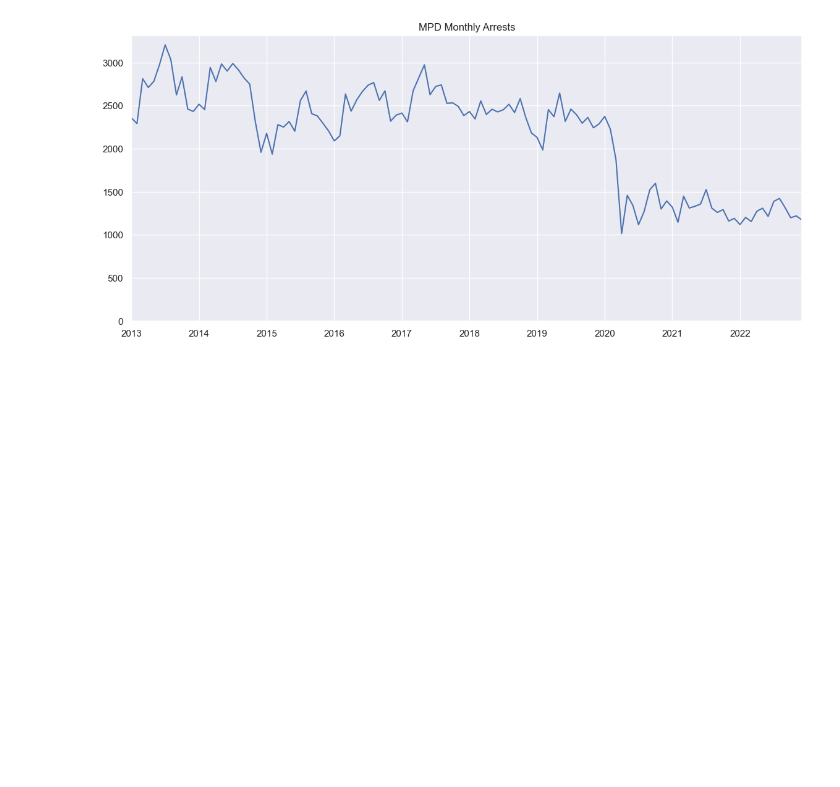
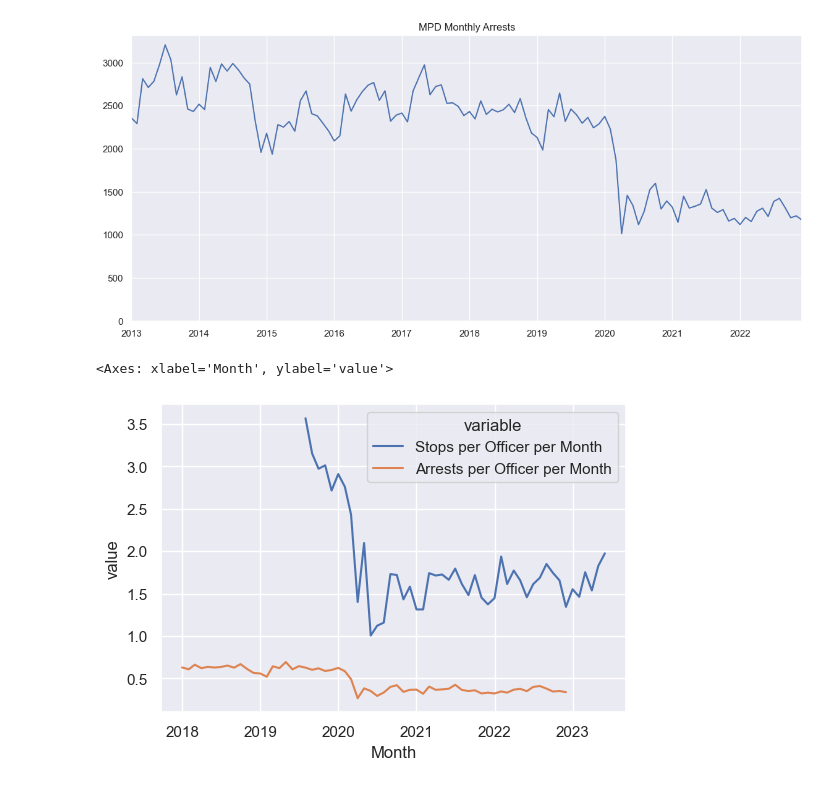
Before and after one commit to taylorterry3/dc_crime, a Jupyter notebook: notebooks/DC_MPD_Crime_stats.ipynb, the cells around one changed output. Saved outputs shown, nothing was run; the diff lists cells and outputs as text; code cells hidden in the pictures; blank space fills up the shorter version.

```diff
--- a/notebooks/DC_MPD_Crime_stats.ipynb
+++ b/notebooks/DC_MPD_Crime_stats.ipynb
@@ -388,0 +477,43 @@ g.set(
+# %%
+officers_annual_dict = dict(zip(officer_data.year.dt.year, officer_data.officers))
+# %%
+monthly_summary["Sworn Officers"] = [
+    officers_annual_dict[y] for y in monthly_summary.Year
+]
+# %%
+monthly_summary["Incidents per Officer per Month"] = (
+    monthly_summary.Incidents / monthly_summary["Sworn Officers"]
+)
+monthly_summary["Stops per Officer per Month"] = (
+    monthly_summary.Stops / monthly_summary["Sworn Officers"]
+)
+monthly_summary["Arrests per Officer per Month"] = (
+    monthly_summary.Arrests / monthly_summary["Sworn Officers"]
+)
+# %%
+monthly_summary_rates = pd.melt(
+    monthly_summary[
+        [
+            "Month",
+            "Incidents per Officer per Month",
+            "Stops per Officer per Month",
+            "Arrests per Officer per Month",
+        ]
+    ],
+    "Month",
+)
+# %%
+sns.set(rc={"figure.figsize": (6, 4)})
+
+sns.lineplot(
+    data=monthly_summary_rates[
+        (monthly_summary_rates.Month > "2017-12-01")
+        & (monthly_summary_rates.variable != "Incidents per Officer per Month")
+    ],
+    x="Month",
+    y="value",
+    hue="variable",
+)
+# %% [output]
+<Axes: xlabel='Month', ylabel='value'>
+[figure, added]
```
Also changed, not shown: parts of 18 cells of this notebook.
